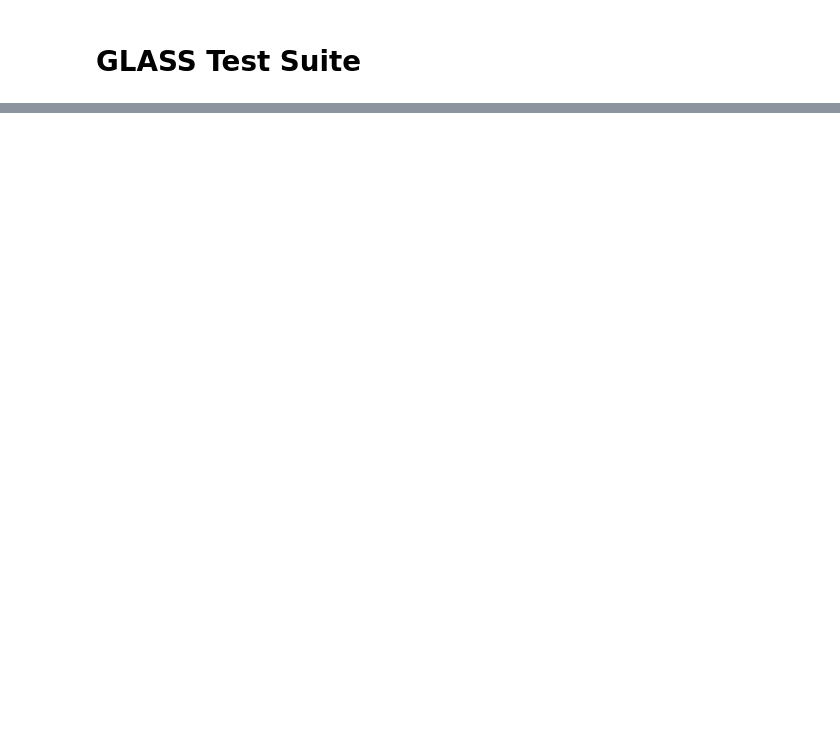
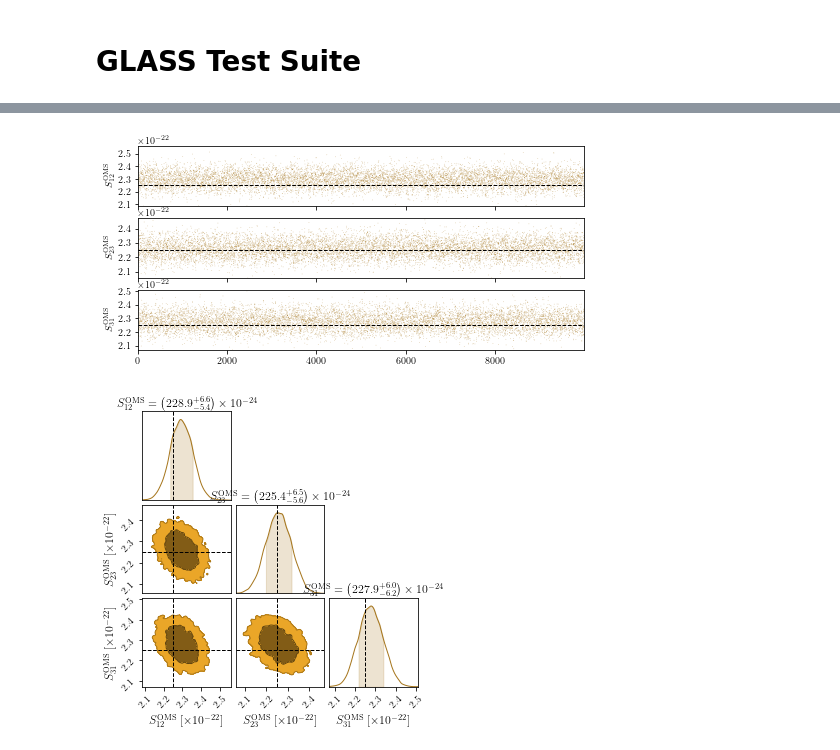
Before and after one commit to tlittenberg/ldasoft, a Jupyter notebook: apps/etc/test_suite.ipynb, the cells around one changed output, grey strips where cells are left out. Cells and saved outputs as stored; diff of their text form; code cells hidden in the pictures; blank space fills up the shorter version.

```diff
--- a/apps/etc/test_suite.ipynb
+++ b/apps/etc/test_suite.ipynb
@@ -419,0 +3,10 @@ WARNING:chainconsumer:Parameter $\varphi_0$ in chain HM Cnc is not constrained
+# %%
+import numpy as np
+import glob
+import matplotlib.pyplot as plt
+from matplotlib import cm
+from chainconsumer import ChainConsumer
+
+colors = plt.cm.Dark2(np.linspace(0,1,6))
+
+print(ChainConsumer.__version__)
@@ -419,0 +428,18 @@ WARNING:chainconsumer:Parameter $\varphi_0$ in chain HM Cnc is not constrained
+# %%
+#
+# Chains and posterior distributions for the OMS (Optical Metrology System) noise levels
+#
+
+oms = np.loadtxt(ROOT_DIR+"noise_mcmc/chains/noise_chain.dat", usecols=(8,10,12))
+oms_parameters = [r'$S^{\rm OMS}_{12}$',
+                  r'$S^{\rm OMS}_{23}$',
+                  r'$S^{\rm OMS}_{31}$']
+oms_truth=[2.25e-22,2.25e-22,2.25e-22]
+c=ChainConsumer()
+c.add_chain(oms,parameters=oms_parameters,color=colors[4])
+
+plot=c.plotter.plot_walks(truth=oms_truth)
+plot=c.plotter.plot(truth=oms_truth)
+# %% [output]
+[figure, added]
+[figure, added]
```
Also changed, not shown: parts of 49 cells of this notebook, 1 other file.
